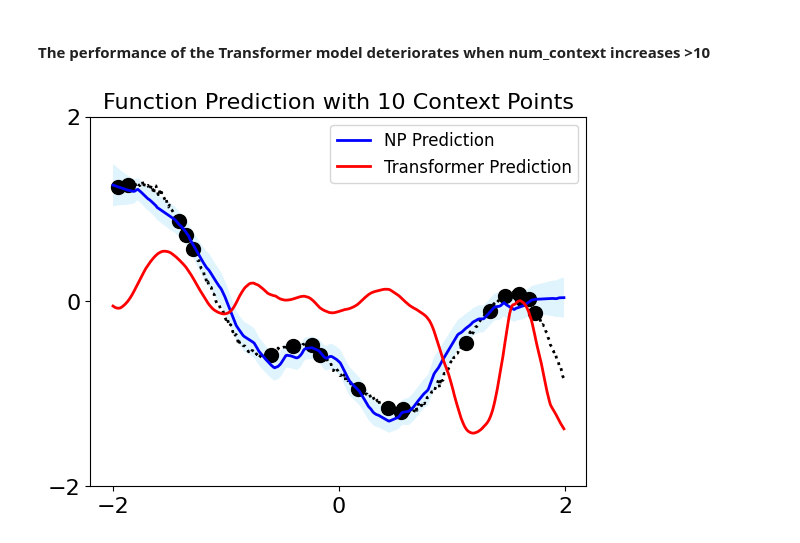
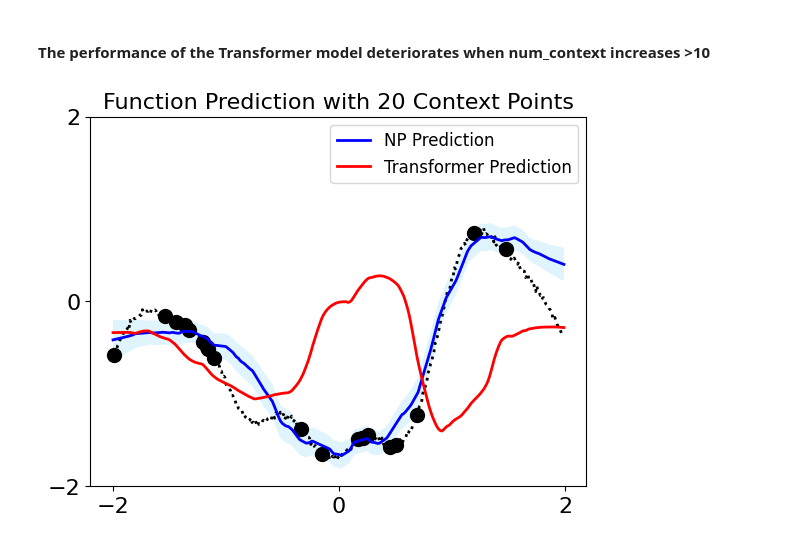
Before and after one commit to Fox4Song/fyp, a Jupyter notebook: notebooks/1d_toy_regression/Evaluate.ipynb, the cells around one changed output. Drawn from its saved outputs; the diff is of its cells as text; code cells hidden in the pictures.

```diff
--- a/notebooks/1d_toy_regression/Evaluate.ipynb
+++ b/notebooks/1d_toy_regression/Evaluate.ipynb
@@ -103,39 +103,41 @@ with torch.no_grad():
 # %% [markdown]
 #### The performance of the Transformer model deteriorates when num_context increases >10
 # %%
+num_context = 20
+
 with torch.no_grad():
 
-    data_test = dataset_test.generate_curves(num_context=20)
+    data_test = dataset_test.generate_curves(num_context=num_context)
     context_x, context_y, target_x, target_y, _, _ = data_test
     context_x = context_x.to(device)
     context_y = context_y.to(device)
     target_x = target_x.to(device)
     target_y = target_y.to(device)
 
     # Neural Process
     np_pred_y, _, _, _ = np_model(context_x, context_y, target_x)
     np_pred_y_mean = np_pred_y.mean.mean(0)
     np_pred_y_std = np_pred_y.stddev.mean(0)
 
     # Transformer
     tf_preds = []
     for i in range(target_x.size(1)):
         x_t = target_x[:, i:i+1, :]
         pred = tf_model(context_x, context_y, x_t)
         tf_preds.append(pred)
     tf_pred_y = torch.cat(tf_preds, dim=1)
 
     # Plot Functions
     plot_model_comparisons(
         target_x.detach().cpu().numpy(),
         target_y.detach().cpu().numpy(),
         context_x.detach().cpu().numpy(),
         context_y.detach().cpu().numpy(),
         np_pred_y_mean.detach().cpu().numpy(),
         np_pred_y_std.detach().cpu().numpy(),
         tf_pred_y.detach().cpu().numpy(),
         num_context,
         save_fig=f"../images/1d_toy_regression/np_vs_tf_{num_context}_context.png",
     )
 # %% [output]
-[figure, old version]
+[figure, new version]
```
Also changed, not shown: parts of 1 cell of this notebook, 11 other files.
